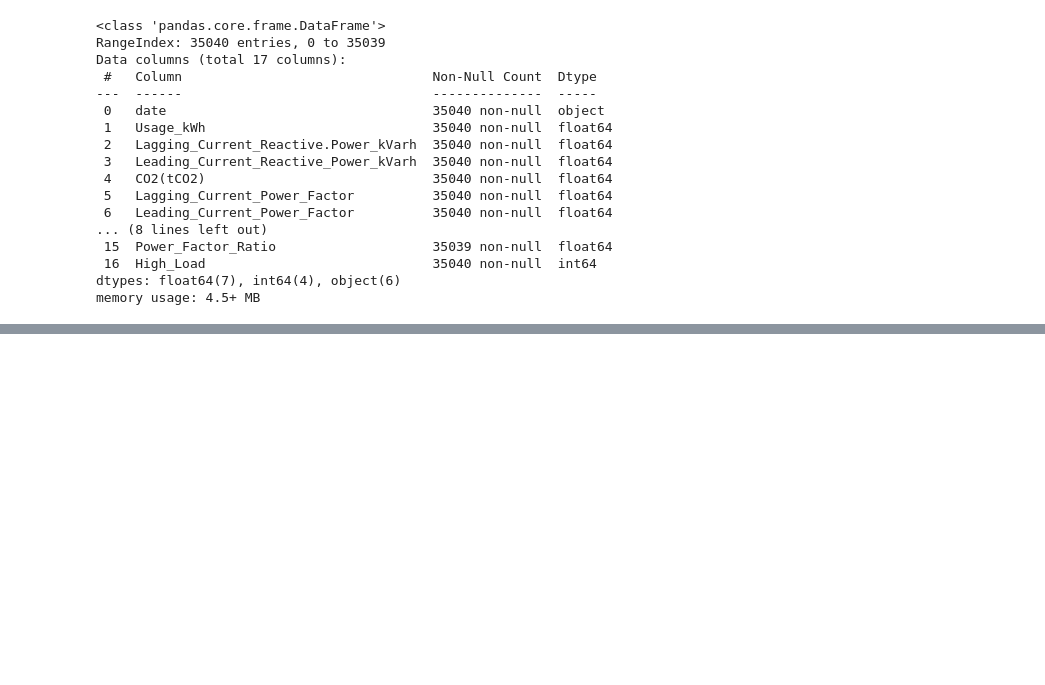
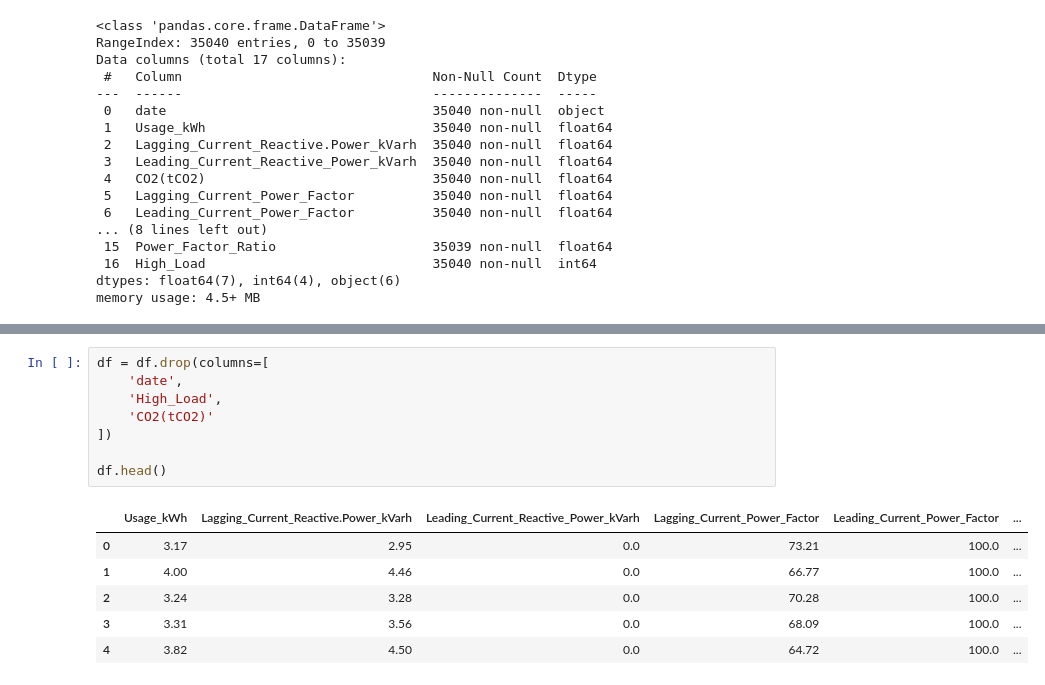
Before and after one commit to hania-sajjad/Week-2-Task, a Jupyter notebook: week2_baseline_models.ipynb, the cells around one changed output, grey strips where cells are left out. Cells and saved outputs as stored; diff of their text form; blank space fills up the shorter version.

```diff
--- a/week2_baseline_models.ipynb
+++ b/week2_baseline_models.ipynb
@@ -79,0 +84,15 @@ memory usage: 4.5+ MB
+# %%
+df = df.drop(columns=[
+    'date',
+    'High_Load',
+    'CO2(tCO2)'
+])
+
+df.head()
+# %% [output]
+|  | Usage_kWh | Lagging_Current_Reactive.Power_kVarh | Leading_Current_Reactive_Power_kVarh | Lagging_Current_Power_Factor | Leading_Current_Power_Factor | ... |
+| 0 | 3.17 | 2.95 | 0.0 | 73.21 | 100.0 | ... |
+| 1 | 4.00 | 4.46 | 0.0 | 66.77 | 100.0 | ... |
+| 2 | 3.24 | 3.28 | 0.0 | 70.28 | 100.0 | ... |
+| 3 | 3.31 | 3.56 | 0.0 | 68.09 | 100.0 | ... |
+| 4 | 3.82 | 4.50 | 0.0 | 64.72 | 100.0 | ... |
```
Also changed, not shown: parts of 1 cell of this notebook.
